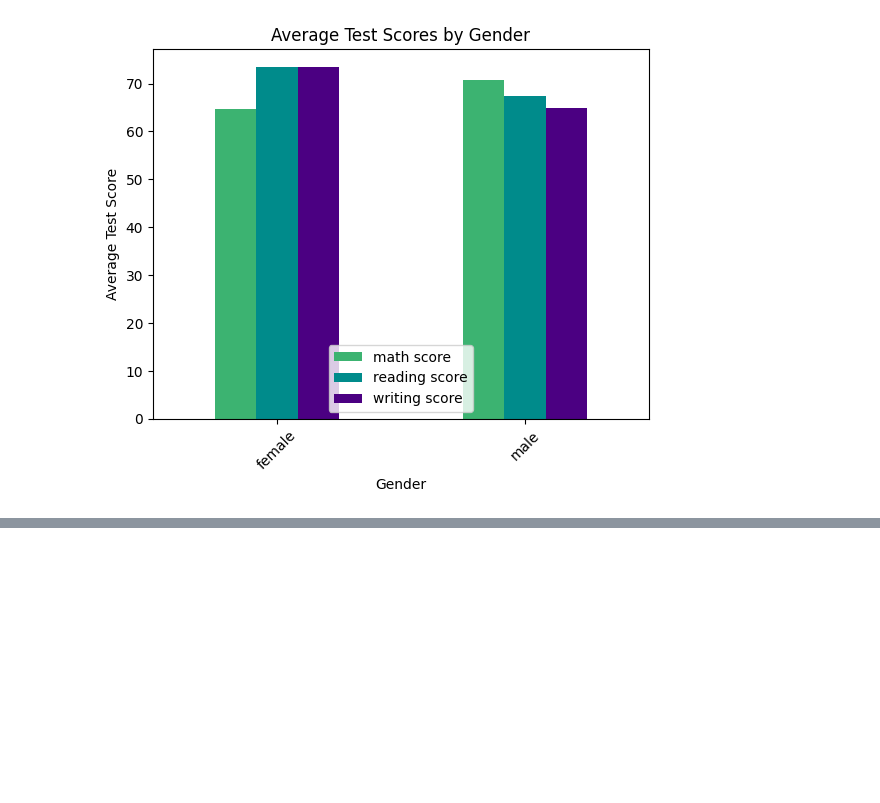
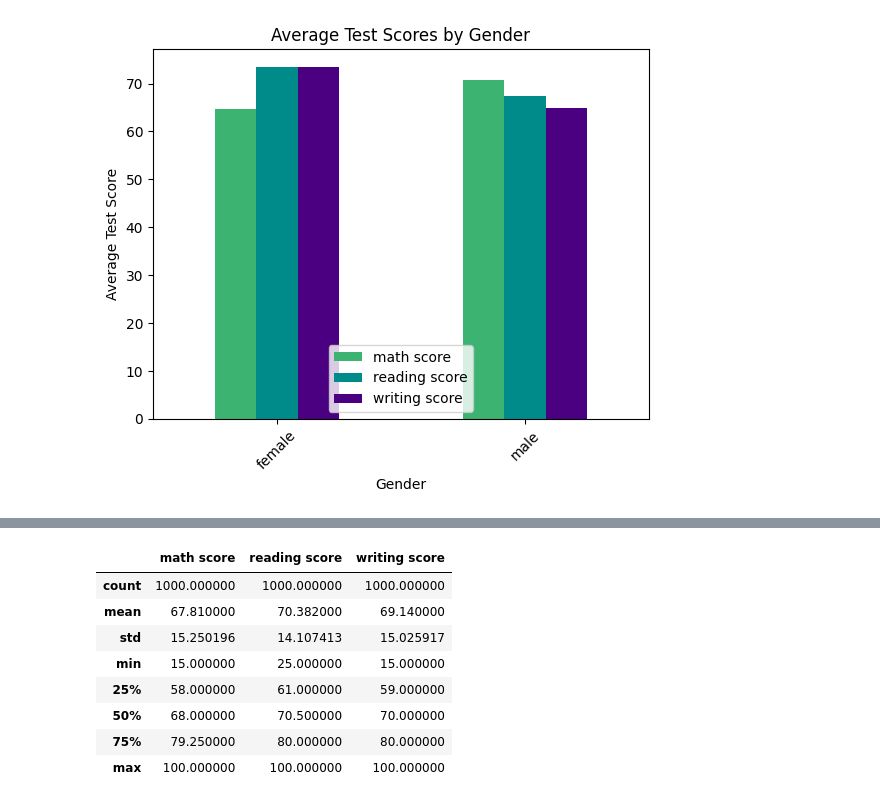
Before and after one commit to DanielPopoola/data-science-projects, a Jupyter notebook: Student-Performance-Prediction.ipynb, the cells around one changed output, grey strips where cells are left out. Drawn from its saved outputs; the diff is of its cells as text; code cells hidden in the pictures; blank space fills up the shorter version.

```diff
--- a/Student-Performance-Prediction.ipynb
+++ b/Student-Performance-Prediction.ipynb
@@ -93,0 +113,12 @@ plt.show()
+# %%
+data[tests].describe()
+# %% [output]
+|  | math score | reading score | writing score |
+| count | 1000.000000 | 1000.000000 | 1000.000000 |
+| mean | 67.810000 | 70.382000 | 69.140000 |
+| std | 15.250196 | 14.107413 | 15.025917 |
+| min | 15.000000 | 25.000000 | 15.000000 |
+| 25% | 58.000000 | 61.000000 | 59.000000 |
+| 50% | 68.000000 | 70.500000 | 70.000000 |
+| 75% | 79.250000 | 80.000000 | 80.000000 |
+| max | 100.000000 | 100.000000 | 100.000000 |
```
Also changed, not shown: parts of 3 cells of this notebook.
